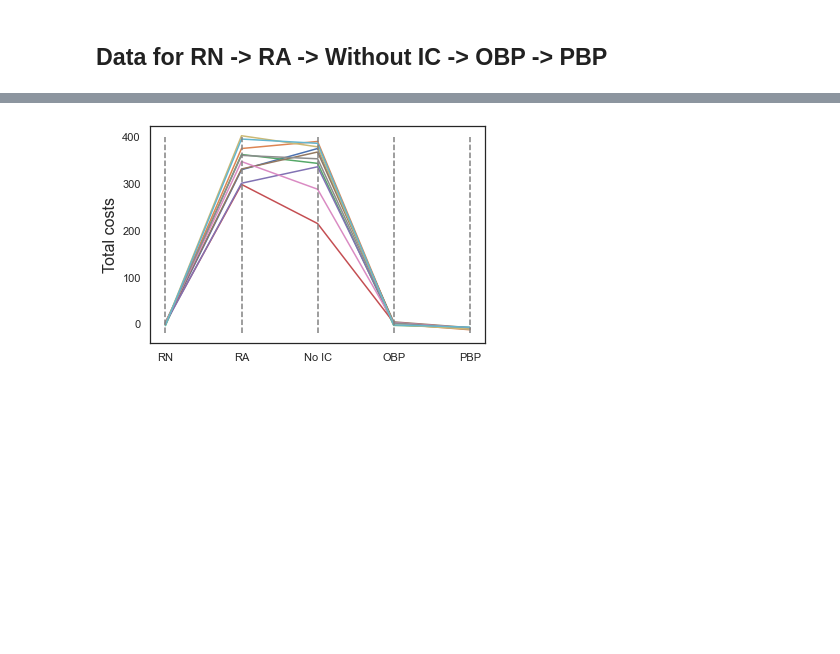
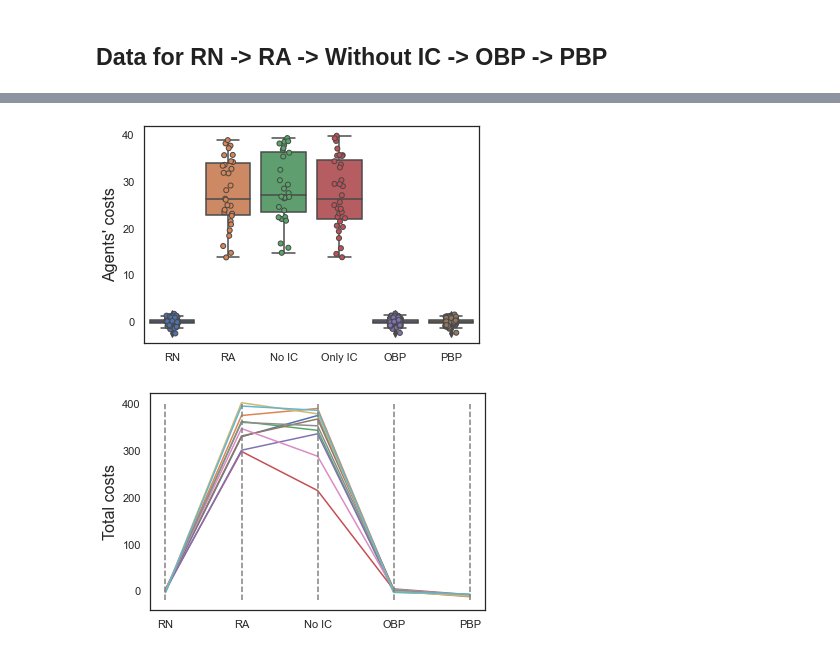
Before and after one commit to ishilov/risk_paper, a Jupyter notebook: notebooks/graphs.ipynb, the cells around one changed output, grey strips where cells are left out. Saved outputs shown, nothing was run; the diff lists cells and outputs as text; code cells hidden in the pictures; blank space fills up the shorter version.

```diff
--- a/notebooks/graphs.ipynb
+++ b/notebooks/graphs.ipynb
@@ -247,3 +271,48 @@ fig;
+# %%
+fig = plt.figure
+cats_total = []
+data_total = []
+for i in range(5):
+    obj_opt = df_optimistic.loc[i].loc['objective'].values.tolist()
+    obj_pes = df_pessimistic.loc[i].loc['objective'].values.tolist()
+    obj_RN = df_RN.loc[i].loc['objective'].values.tolist()
+    obj_without_contracts = df_without_contracts.loc[i].loc['objective'][df_without_contracts.loc[i].loc['objective']<40].values.tolist()
+    #obj_without_contracts = df_without_contracts.loc[i].loc['objective'].values.tolist()
+    obj_without_IC = df_without_IC.loc[i].loc['objective'][df_without_IC.loc[i].loc['objective']<40].values.tolist()
+    #obj_without_IC = df_without_IC.loc[i].loc['objective'].values.tolist()
+    obj_only_IC = df_only_IC.loc[i].loc['objective'][df_only_IC.loc[i].loc['objective']<40].values.tolist()
+    #obj_only_IC = df_only_IC.loc[i].loc['objective'].values.tolist()
+
+
+    data = obj_RN + obj_without_contracts + obj_without_IC + obj_only_IC + obj_opt + obj_pes
+
+    cats = ([0 for i in range(len(obj_RN))] + [1 for j in range(len(obj_without_contracts))]
+            + [2 for l in range(len(obj_without_IC))] + [3 for z in range(len(obj_only_IC))]
+            + [4 for k in range(len(obj_opt))] + [5 for m in range(len(obj_pes))])
+
+    cats_total += cats
+    data_total += data
+
+
+
+    sns.stripplot(x = cats, y = data, linewidth=1)
+
+
+    #sum_opt = obj_opt.sum()
+    #sum_pes = obj_pes.sum()
+
+    #sns.swarmplot(x = [0,1,2,3], y=  data)
+
+    #plt.scatter(net_generation, obj_0_pes, color = 'b')
+    #plt.scatter(i, sum_opt - sum_pes)
+    #plt.plot(net_generation, obj_0_opt - obj_0_pes)
+#plt.scatter(net_generation[obj_0_wc<20], obj_0_wc[obj_0_wc<20], color = 'g')
+sns.boxplot(x = cats_total, y = data_total)
+plt.ylabel('Agents\' costs', fontsize = 16)
+plt.xticks([0,1,2,3,4,5], ['RN', 'RA', 'No IC', 'Only IC', 'OBP', 'PBP'])
+fig;
+# %% [output]
+[figure, added]
 # %%
 fig = plt.figure
 for i in range(10):
```
Also changed, not shown: parts of 11 cells of this notebook, 1 other file.
